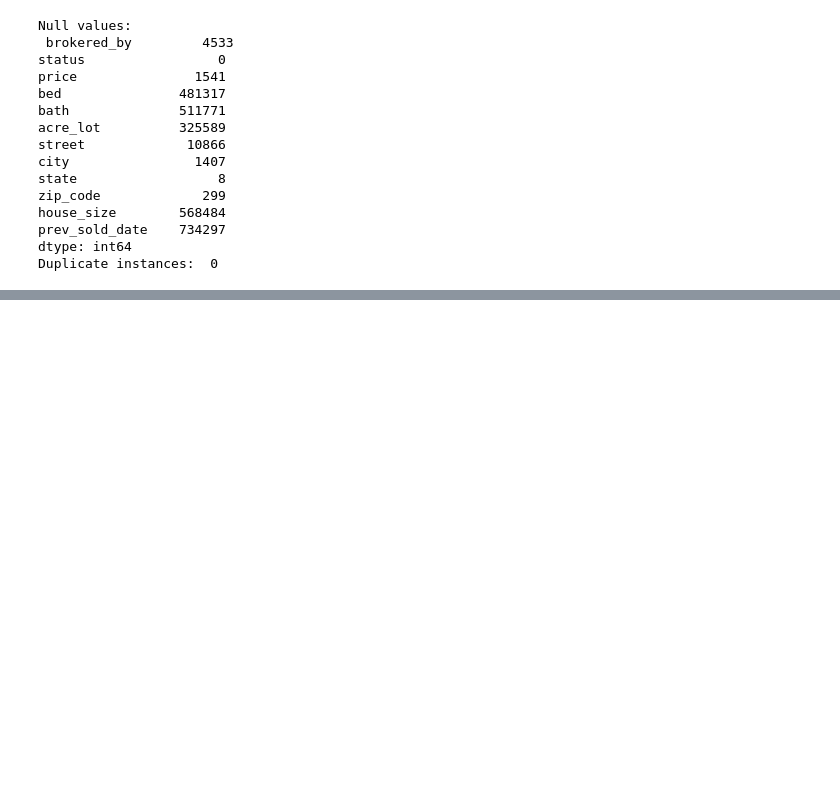
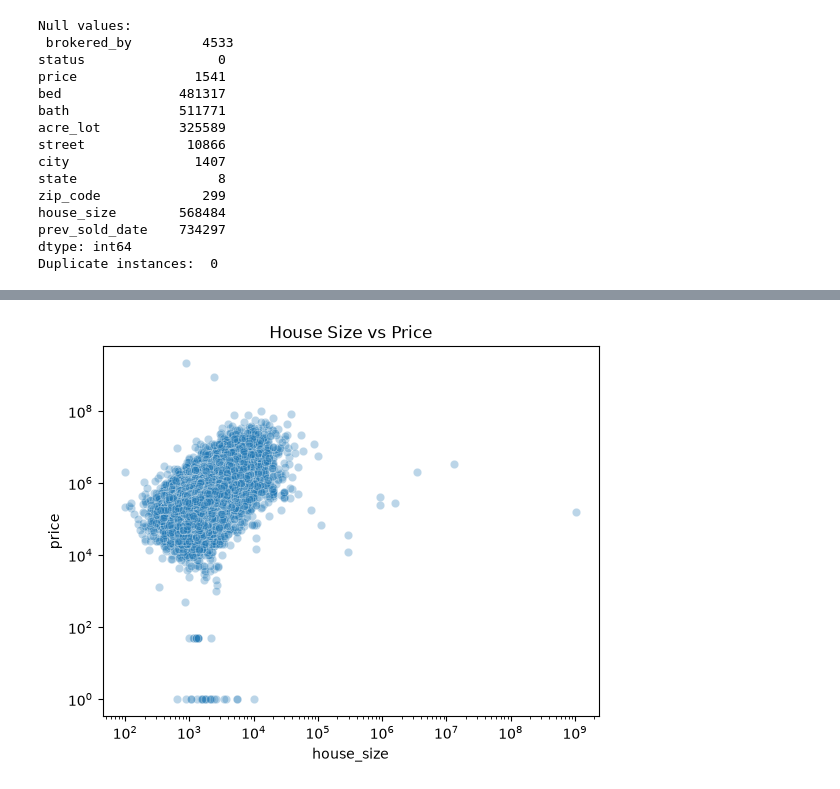
Before and after one commit to Themujmatrix/USA-Real-Estate-Price-Prediction, a Jupyter notebook: US_realtor_Price.ipynb, the cells around one changed output, grey strips where cells are left out. Cells and saved outputs as stored; diff of their text form; code cells hidden in the pictures; blank space fills up the shorter version.

```diff
--- a/US_realtor_Price.ipynb
+++ b/US_realtor_Price.ipynb
@@ -87,0 +204,21 @@ df.select_dtypes(include = "number").corr()
+# %%
+
+
+sample = X[
+    (X["house_size"] > 0) &
+    (y > 0)
+].sample(frac=0.1, random_state=42)
+
+sns.scatterplot(
+    data=sample,
+    x="house_size",
+    y=y,
+    alpha=0.3
+)
+
+plt.xscale("log")
+plt.yscale("log")
+plt.title("House Size vs Price")
+plt.show()
+# %% [output]
+[figure, added]
```
Also changed, not shown: parts of 20 cells of this notebook.
